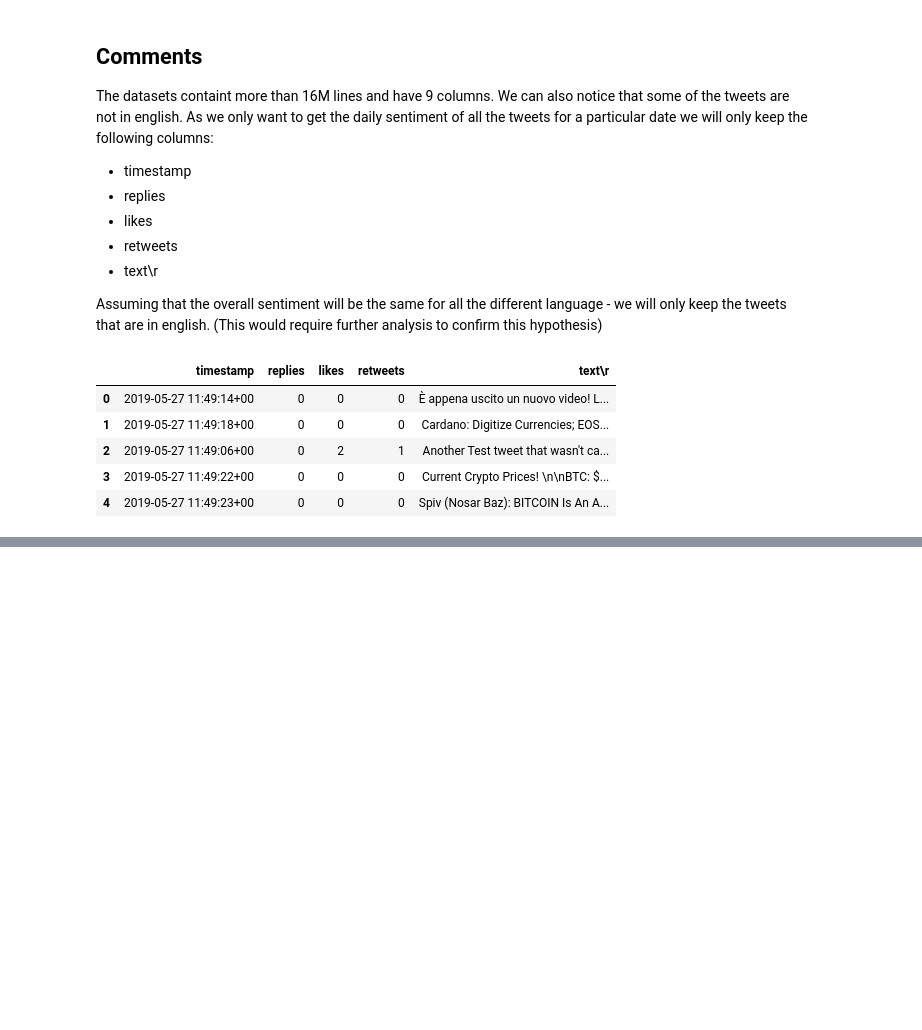
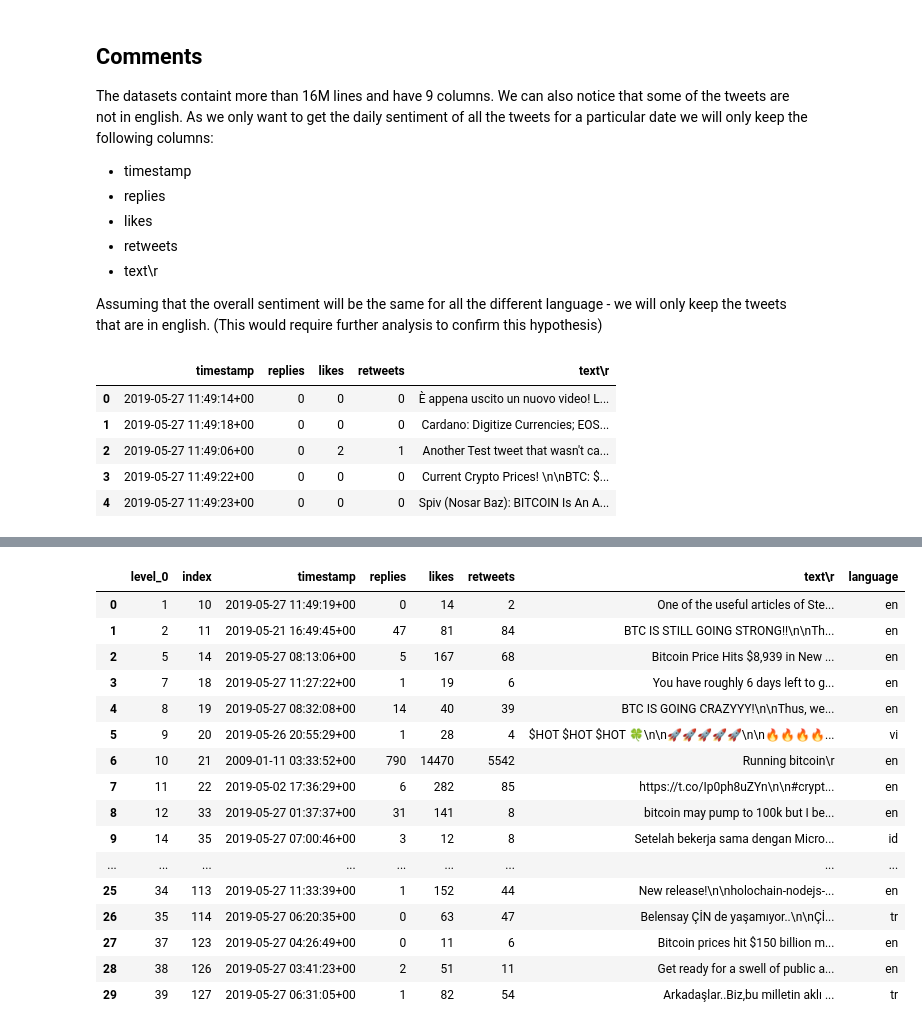
Before and after one commit to MatDeiber/Udacity-ML-Capstone-Project, a Jupyter notebook: Step 1 - Data Exploration and Visualization.ipynb, the cells around one changed output, grey strips where cells are left out. Cells and saved outputs as stored; diff of their text form; code cells hidden in the pictures; blank space fills up the shorter version.

```diff
--- a/Step 1 - Data Exploration and Visualization.ipynb
+++ b/Step 1 - Data Exploration and Visualization.ipynb
@@ -173,8 +198,8 @@ def get_lang_detector(nlp, name):
     return LanguageDetector()
 
 nlp = spacy.load("en_core_web_sm")
-Language.factory("language_detector2", func=get_lang_detector)
-nlp.add_pipe('language_detector2', last=True)
+Language.factory("language_detector00", func=get_lang_detector)
+nlp.add_pipe('language_detector00', last=True)
 text = df_tweets.loc[2,'text\r']
 doc = nlp(text)
 print(doc._.language)
@@ -183,5 +208,5 @@ print(doc._.language)
 # %%
-text = df_tweets.loc[2,'text\r']
+text = df_tweets.loc[0,'text\r']
 doc = nlp(text)
 print(doc._.language)
 # %% [output]
@@ -189 +214,5 @@ print(doc._.language)
 # %%
+def filter_language(row):
+    text = row['text\r']
+    doc = nlp(text)
+    return doc._.language['language']
@@ -191,0 +219,3 @@ print(doc._.language)
+# %%
+%%timeit
+df_tweets['language'] = df_tweets.head(1000).apply(filter_language, axis = 1)
@@ -191,0 +224,20 @@ print(doc._.language)
+# %%
+df_tweets.head(30)
+# %% [output]
+|  | level_0 | index | timestamp | replies | likes | retweets | text\r | language |
+| 0 | 1 | 10 | 2019-05-27 11:49:19+00 | 0 | 14 | 2 | One of the useful articles of Ste... | en |
+| 1 | 2 | 11 | 2019-05-21 16:49:45+00 | 47 | 81 | 84 | BTC IS STILL GOING STRONG!!\n\nTh... | en |
+| 2 | 5 | 14 | 2019-05-27 08:13:06+00 | 5 | 167 | 68 | Bitcoin Price Hits $8,939 in New ... | en |
+| 3 | 7 | 18 | 2019-05-27 11:27:22+00 | 1 | 19 | 6 | You have roughly 6 days left to g... | en |
+| 4 | 8 | 19 | 2019-05-27 08:32:08+00 | 14 | 40 | 39 | BTC IS GOING CRAZYYY!\n\nThus, we... | en |
+| 5 | 9 | 20 | 2019-05-26 20:55:29+00 | 1 | 28 | 4 | $HOT $HOT $HOT 🍀\n\n🚀🚀🚀🚀🚀\n\n🔥🔥🔥🔥... | vi |
+| 6 | 10 | 21 | 2009-01-11 03:33:52+00 | 790 | 14470 | 5542 | Running bitcoin\r | en |
+| 7 | 11 | 22 | 2019-05-02 17:36:29+00 | 6 | 282 | 85 | https://t.co/Ip0ph8uZYn\n\n#crypt... | en |
+| 8 | 12 | 33 | 2019-05-27 01:37:37+00 | 31 | 141 | 8 | bitcoin may pump to 100k but I be... | en |
+| 9 | 14 | 35 | 2019-05-27 07:00:46+00 | 3 | 12 | 8 | Setelah bekerja sama dengan Micro... | id |
+| ... | ... | ... | ... | ... | ... | ... | ... | ... |
+| 25 | 34 | 113 | 2019-05-27 11:33:39+00 | 1 | 152 | 44 | New release!\n\nholochain-nodejs-... | en |
+| 26 | 35 | 114 | 2019-05-27 06:20:35+00 | 0 | 63 | 47 | Belensay ÇİN de yaşamıyor..\n\nÇİ... | tr |
+| 27 | 37 | 123 | 2019-05-27 04:26:49+00 | 0 | 11 | 6 | Bitcoin prices hit $150 billion m... | en |
+| 28 | 38 | 126 | 2019-05-27 03:41:23+00 | 2 | 51 | 11 | Get ready for a swell of public a... | en |
+| 29 | 39 | 127 | 2019-05-27 06:31:05+00 | 1 | 82 | 54 | Arkadaşlar..Biz,bu milletin aklı ... | tr |
```
Also changed, not shown: parts of 15 cells of this notebook, 9 other files.
